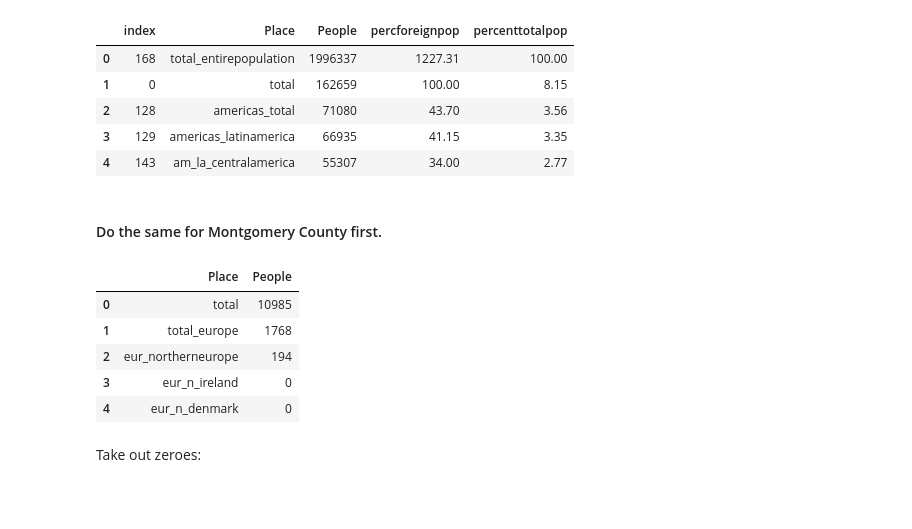
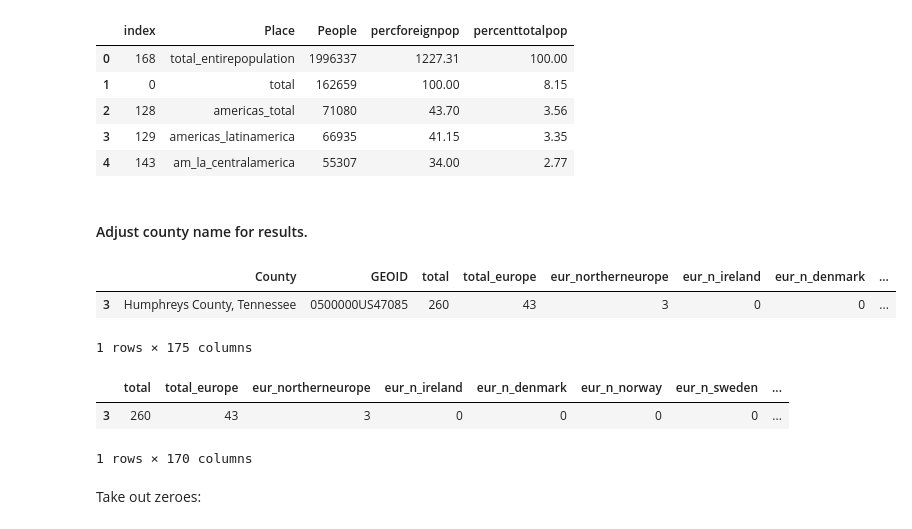
Before and after one commit to Greater-Nashville-Regional-Council/Aging-and-Disability, a Jupyter notebook: Senior Centers MySidewalk Profiles/Foreign Born Population/notebooks/Senior Centers Foreign Born Place of Birth.ipynb, the cells around one changed output. Saved outputs shown, nothing was run; the diff lists cells and outputs as text; code cells hidden in the pictures; blank space fills up the shorter version.

```diff
--- a/Senior Centers MySidewalk Profiles/Foreign Born Population/notebooks/Senior Centers Foreign Born Place of Birth.ipynb
+++ b/Senior Centers MySidewalk Profiles/Foreign Born Population/notebooks/Senior Centers Foreign Born Place of Birth.ipynb
@@ -387,7 +387,7 @@ high.head()
 | 3 | 129 | americas_latinamerica | 66935 | 41.15 | 3.35 |
 | 4 | 143 | am_la_centralamerica | 55307 | 34.00 | 2.77 |
 # %% [markdown]
-#### Do the same for Montgomery County first.
+#### Adjust county name for results.
 # %%
 mont = data
 # %%
@@ -395,3 +395,15 @@ mont = mont.loc[mont['County']== 'Montgomery County, Tennessee']
+# %%
+mont
+# %% [output]
+|  | County | GEOID | total | total_europe | eur_northerneurope | eur_n_ireland | eur_n_denmark | ... |
+| 3 | Humphreys County, Tennessee | 0500000US47085 | 260 | 43 | 3 | 0 | 0 | ... |
+1 rows × 175 columns
 # %%
 mont = mont.drop(columns = ['County','GEOID','StateFIPS','CountyFIPS','Region'])
+# %%
+mont.head()
+# %% [output]
+|  | total | total_europe | eur_northerneurope | eur_n_ireland | eur_n_denmark | eur_n_norway | eur_n_sweden | ... |
+| 3 | 260 | 43 | 3 | 0 | 0 | 0 | 0 | ... |
+1 rows × 170 columns
 # %%
@@ -399,12 +411,3 @@ mont = mont.transpose().reset_index().rename(columns = {'index':'Place',1:'Peopl
-# %%
-mont.head()
-# %% [output]
-|  | Place | People |
-| 0 | total | 10985 |
-| 1 | total_europe | 1768 |
-| 2 | eur_northerneurope | 194 |
-| 3 | eur_n_ireland | 0 |
-| 4 | eur_n_denmark | 0 |
 # %%
 mont['People'] = mont['People'].astype(int)
 # %% [markdown]
```
Also changed, not shown: parts of 5 cells of this notebook, 9 other files.
